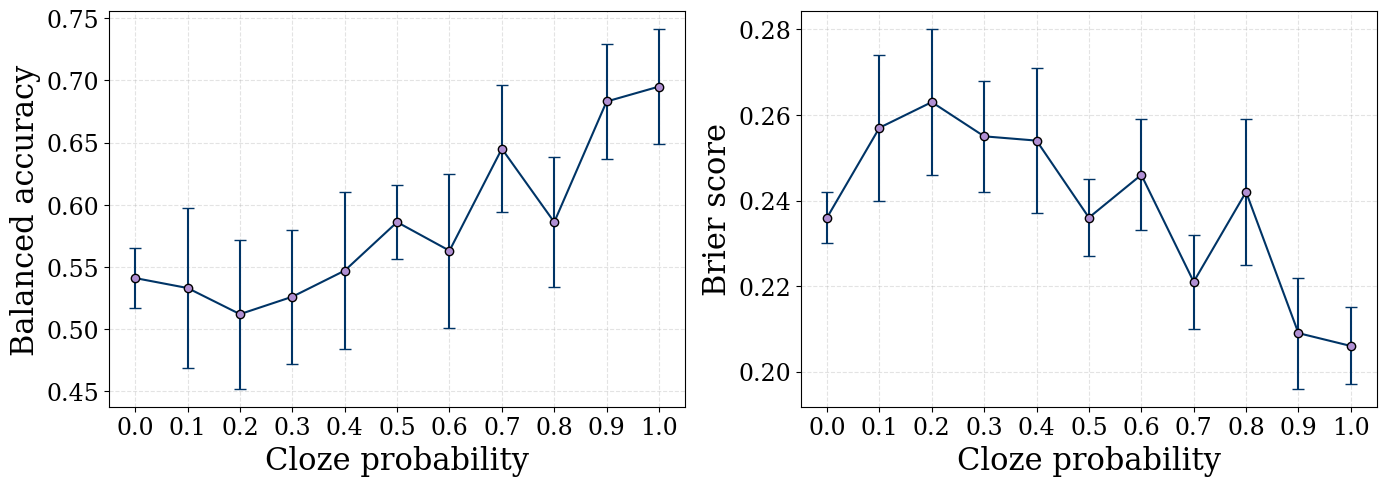
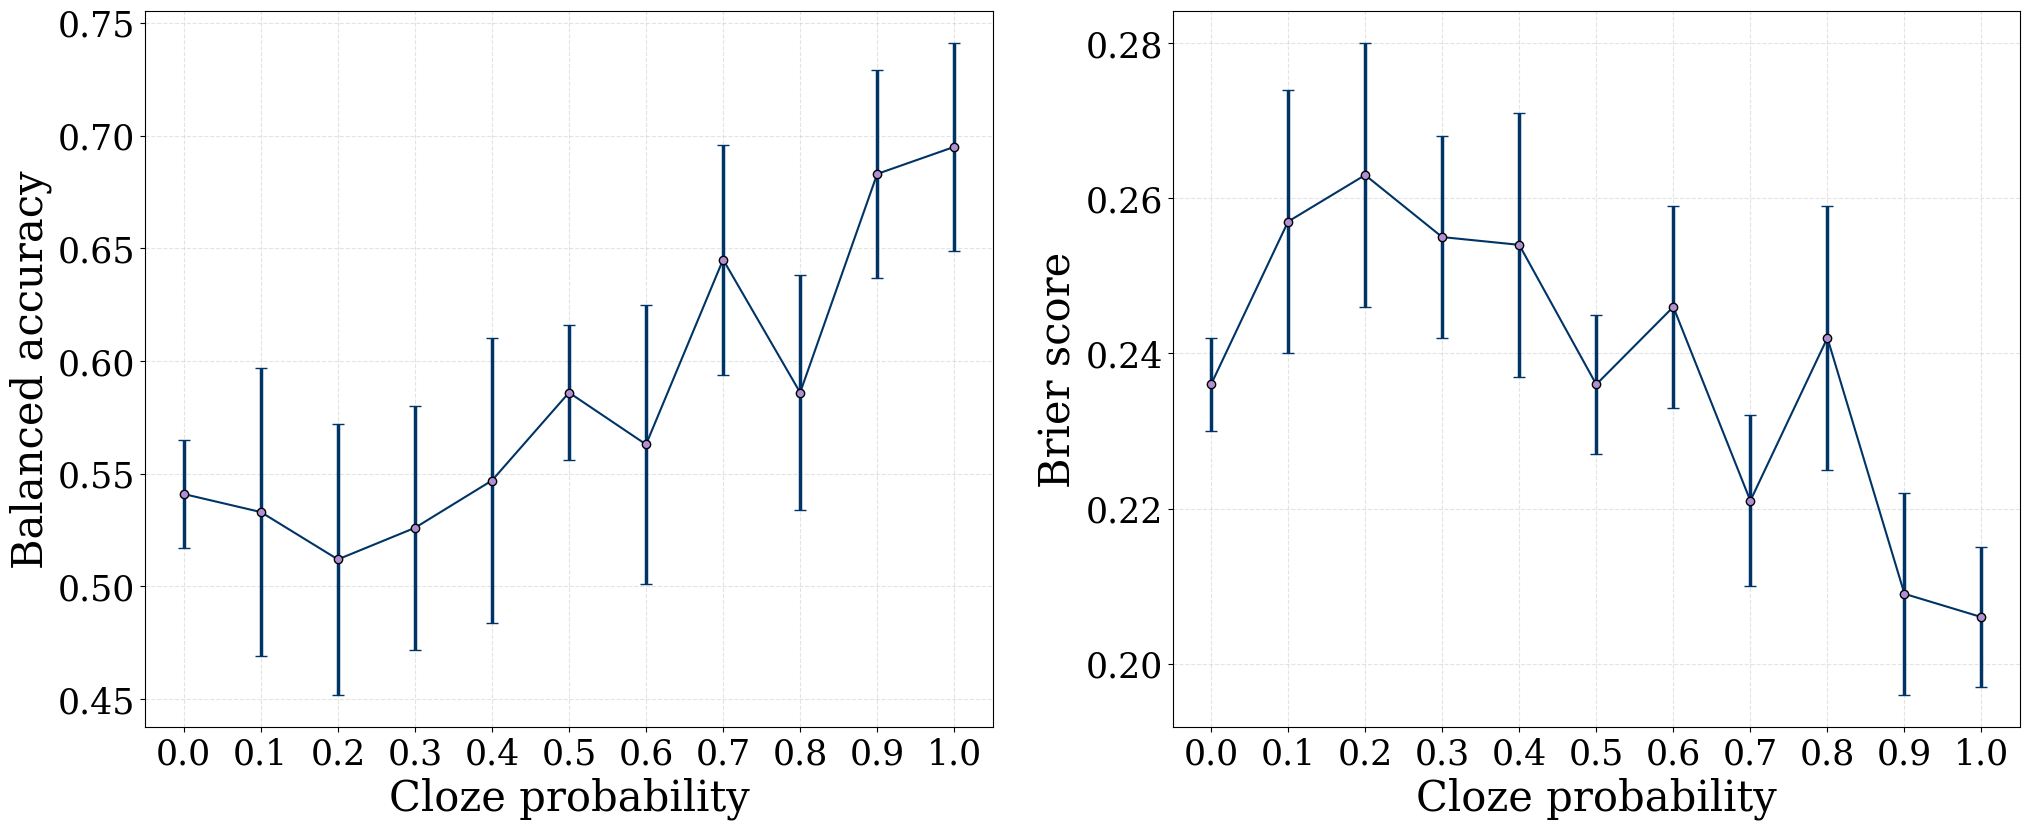
The notebook cell's code change between the first figure and the second:
--- before
+++ after
@@ -2,10 +2,10 @@
 plt.rcParams.update({
     "font.family": "serif",
-    "font.size": 11,
-    "axes.titlesize": 22,
-    "axes.labelsize": 22,
-    "xtick.labelsize": 17,
-    "ytick.labelsize": 17,
-    "legend.fontsize": 17
+    "font.size": 30,
+    "axes.titlesize": 30,
+    "axes.labelsize": 30,
+    "xtick.labelsize": 25,
+    "ytick.labelsize": 25,
+    "legend.fontsize": 25
 })
 
@@ -20,6 +20,6 @@
 
 # figure with both plots side by side
-fig, (ax1, ax2) = plt.subplots(1, 2, figsize=(14, 5))
-plt.subplots_adjust(wspace=0.3)
+fig, (ax1, ax2) = plt.subplots(1, 2, figsize=(21, 9))
+plt.subplots_adjust(wspace=0.4)
 
 # left -> balanced accuracy vs cloze
@@ -31,5 +31,5 @@
     color="#003466",
     ecolor="#003466",
-    elinewidth=1.5,
+    elinewidth=2.5,
     capsize=4,
     markerfacecolor="#B08FD3",
@@ -51,5 +51,5 @@
     color="#003466",
     ecolor="#003466",
-    elinewidth=1.5,
+    elinewidth=2.5,
     capsize=4,
     markerfacecolor="#B08FD3",

Commit: figures